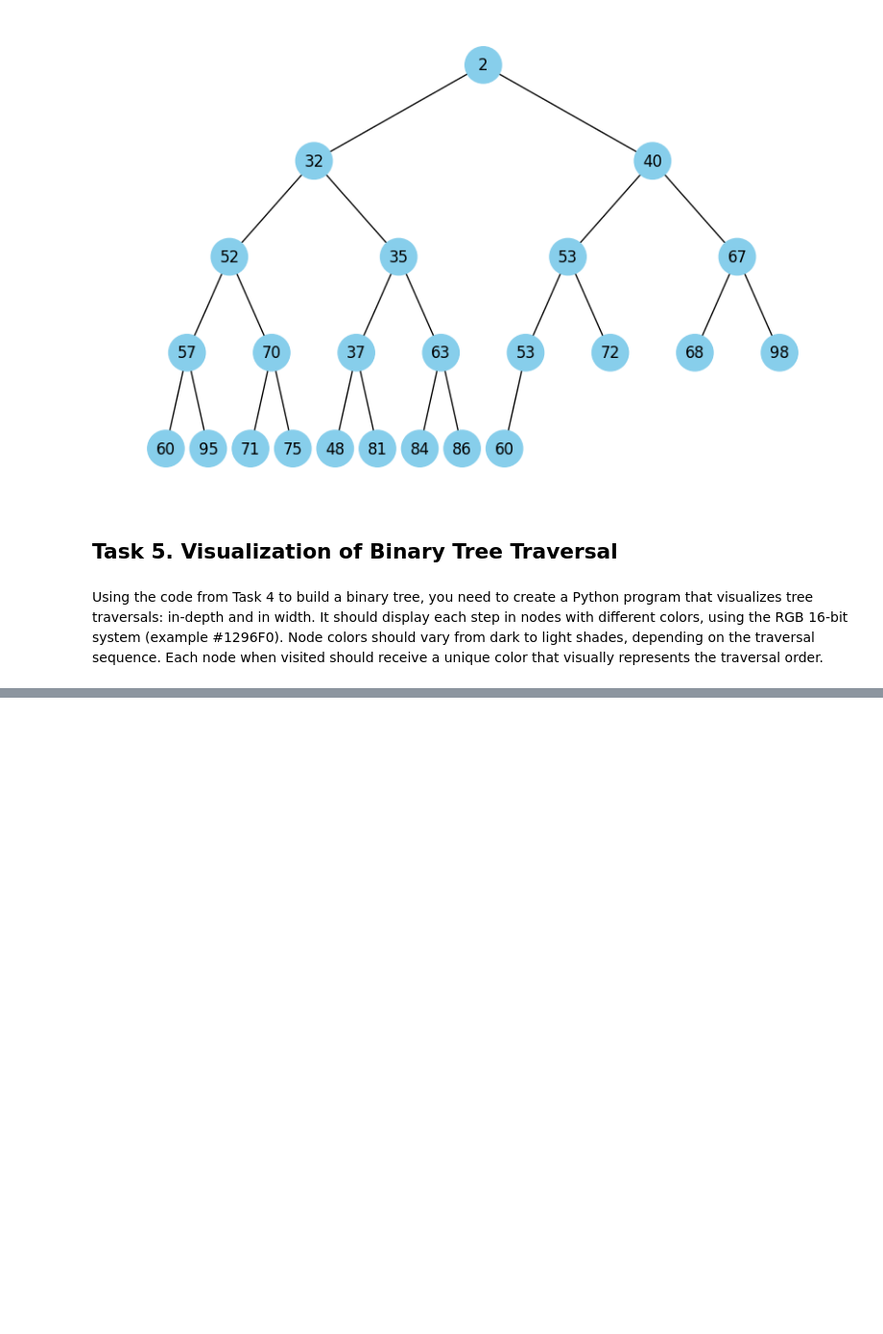
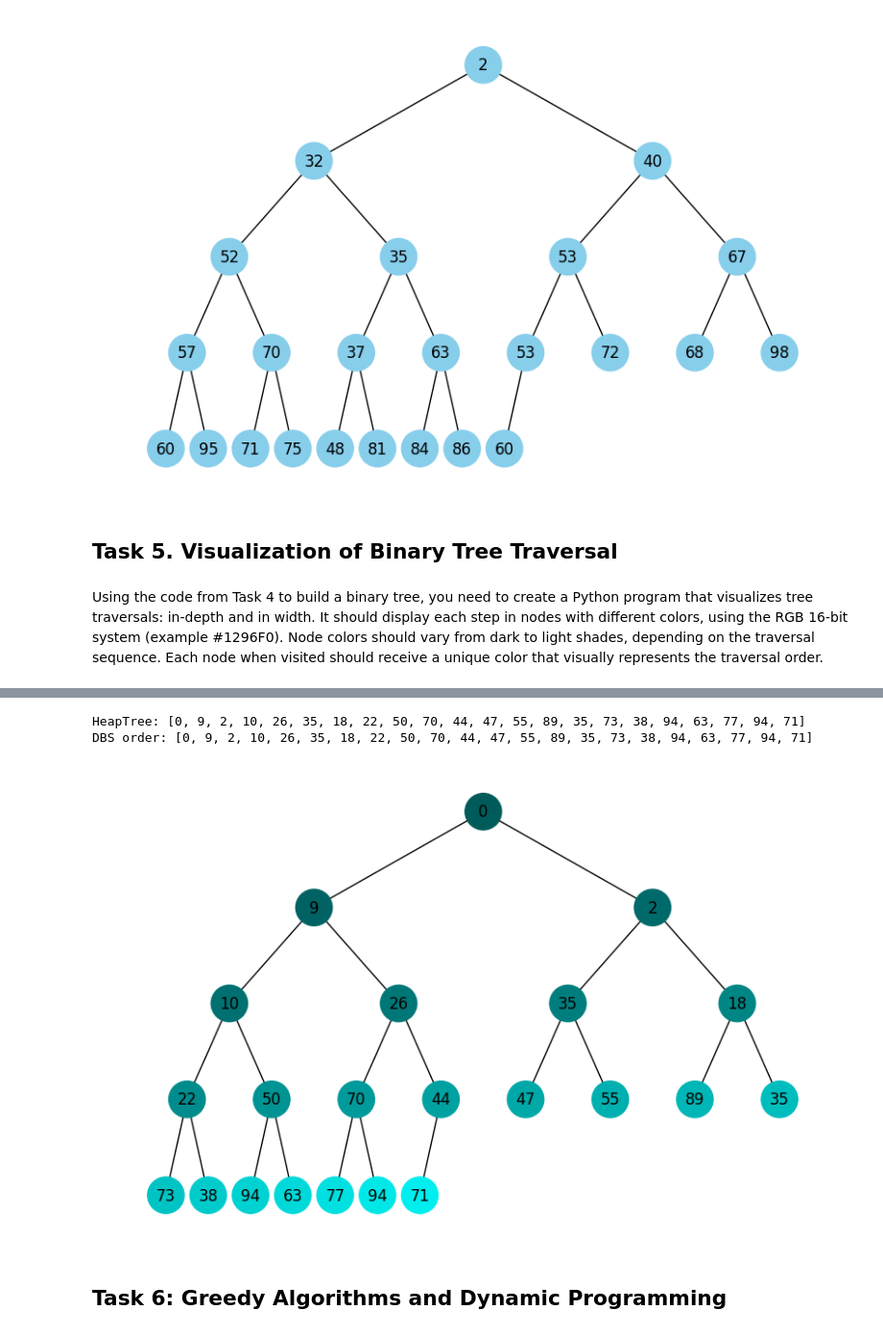
Before and after one commit to maximus-ms/goit-algo-fp, a Jupyter notebook: FinalProject_all_in_one.ipynb, the cells around one changed output, grey strips where cells are left out. Shown at 96% size. Cells and saved outputs as stored; diff of their text form; code cells hidden in the pictures; blank space fills up the shorter version.

Commit message:
Task 5

```diff
--- a/FinalProject_all_in_one.ipynb
+++ b/FinalProject_all_in_one.ipynb
@@ -189,0 +205,14 @@ It should display each step in nodes with different colors, using the RGB 16-bit
+# %%
+from numpy import random
+from HeapTree import HeapTree
+
+ht = HeapTree(random.randint(99, size=22))
+print(f"HeapTree: {ht}")
+print(f"DBS order: {ht.bfs()}")
+ht.show()
+# %% [output]
+HeapTree: [0, 9, 2, 10, 26, 35, 18, 22, 50, 70, 44, 47, 55, 89, 35, 73, 38, 94, 63, 77, 94, 71]
+DBS order: [0, 9, 2, 10, 26, 35, 18, 22, 50, 70, 44, 47, 55, 89, 35, 73, 38, 94, 63, 77, 94, 71]
+[figure, added]
+# %% [markdown]
+## Task 6: Greedy Algorithms and Dynamic Programming
```
Also changed, not shown: parts of 3 cells of this notebook, 5 other files.
